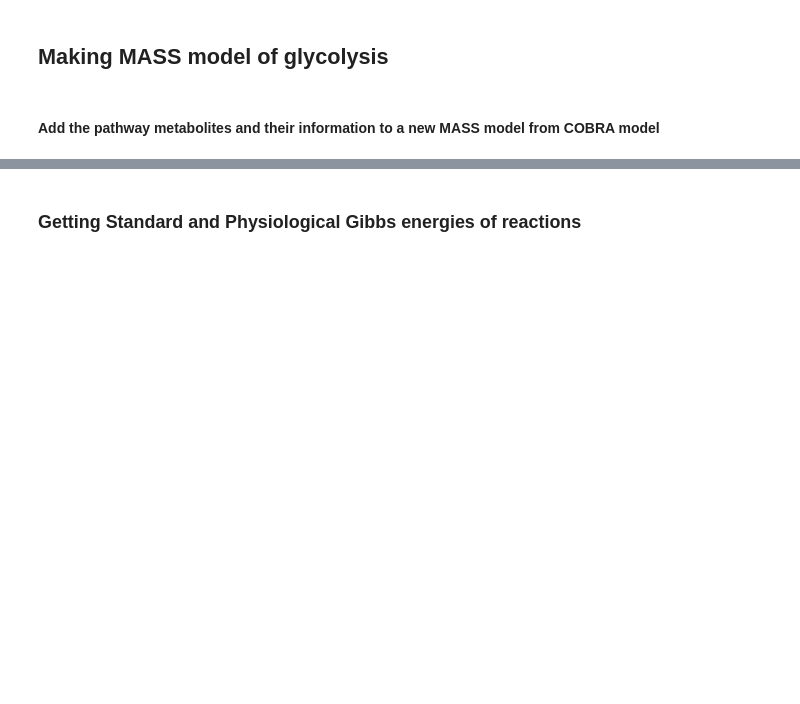
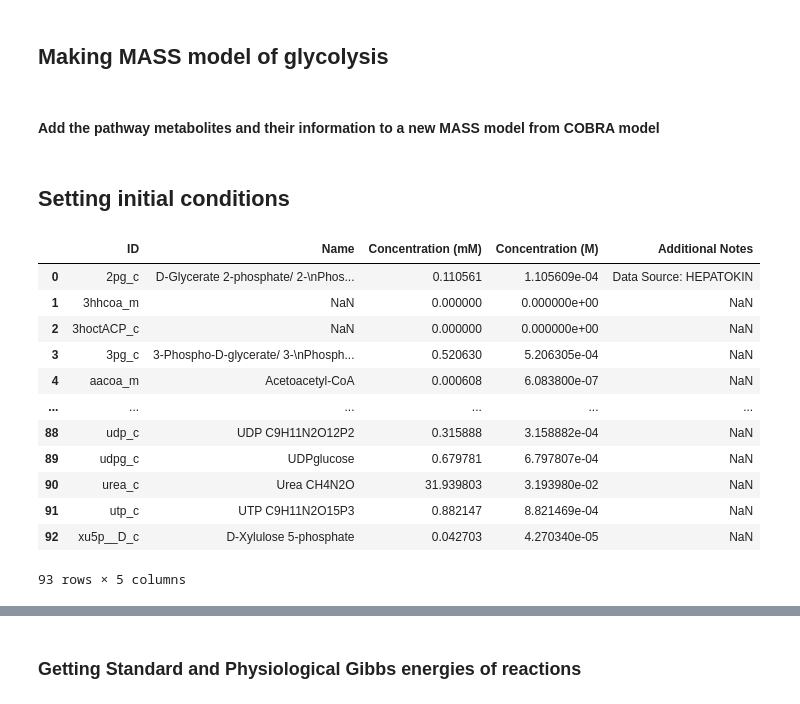
Before and after one commit to Sicily-maker/LiverModel, a Jupyter notebook: 0.0.1-core_model_recon-3D.ipynb, the cells around one changed output, grey strips where cells are left out. Drawn from its saved outputs; the diff is of its cells as text; code cells hidden in the pictures; blank space fills up the shorter version.

```diff
--- a/0.0.1-core_model_recon-3D.ipynb
+++ b/0.0.1-core_model_recon-3D.ipynb
@@ -508,0 +575,2 @@ trial.reactions.HEX1.lower_bound
+# %% [markdown]
+## Setting initial conditions
@@ -508,0 +580,31 @@ trial.reactions.HEX1.lower_bound
+# %%
+#Function to load data from the excel sheet
+def load_data(filepath, sheet_name):
+    """Load Liver data from an excel sheet"""
+    df = pd.read_excel(engine='openpyxl',
+        io=filepath,
+        sheet_name=sheet_name,
+        index_col=0)
+    return df
+# %%
+#Compare Results
+excel_ic = os.path.join(data_dir,"Concentrations.xlsx")
+ic_info_all = load_data(
+    filepath=excel_ic,
+    sheet_name="Concentrations")
+ic_info_all.reset_index(level='ID', col_level=1, inplace=True)
+ic_info_all
+# %% [output]
+|  | ID | Name | Concentration (mM) | Concentration (M) | Additional Notes |
+| 0 | 2pg_c | D-Glycerate 2-phosphate/ 2-\nPhos... | 0.110561 | 1.105609e-04 | Data Source: HEPATOKIN |
+| 1 | 3hhcoa_m | NaN | 0.000000 | 0.000000e+00 | NaN |
+| 2 | 3hoctACP_c | NaN | 0.000000 | 0.000000e+00 | NaN |
+| 3 | 3pg_c | 3-Phospho-D-glycerate/ 3-\nPhosph... | 0.520630 | 5.206305e-04 | NaN |
+| 4 | aacoa_m | Acetoacetyl-CoA | 0.000608 | 6.083800e-07 | NaN |
+| ... | ... | ... | ... | ... | ... |
+| 88 | udp_c | UDP C9H11N2O12P2 | 0.315888 | 3.158882e-04 | NaN |
+| 89 | udpg_c | UDPglucose | 0.679781 | 6.797807e-04 | NaN |
+| 90 | urea_c | Urea CH4N2O | 31.939803 | 3.193980e-02 | NaN |
+| 91 | utp_c | UTP C9H11N2O15P3 | 0.882147 | 8.821469e-04 | NaN |
+| 92 | xu5p__D_c | D-Xylulose 5-phosphate | 0.042703 | 4.270340e-05 | NaN |
+93 rows × 5 columns
```
Also changed, not shown: parts of 70 cells of this notebook, 45 other files.
